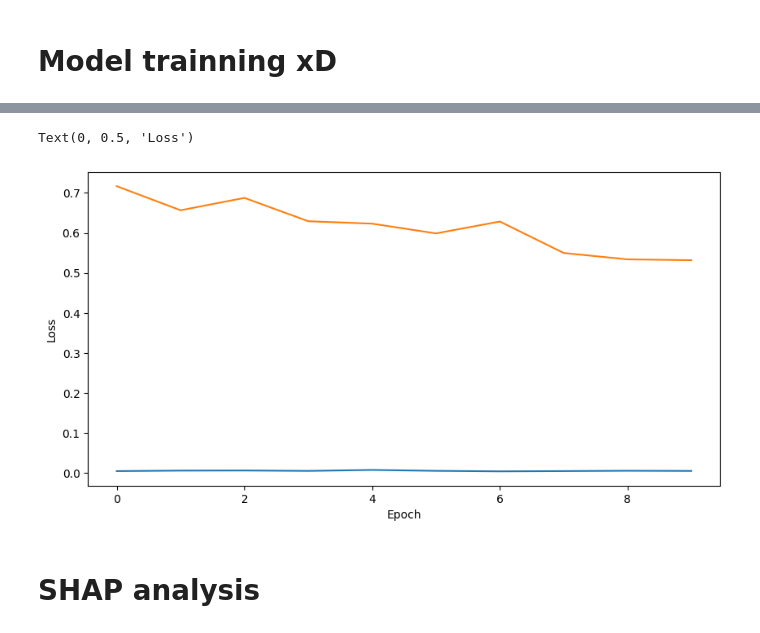
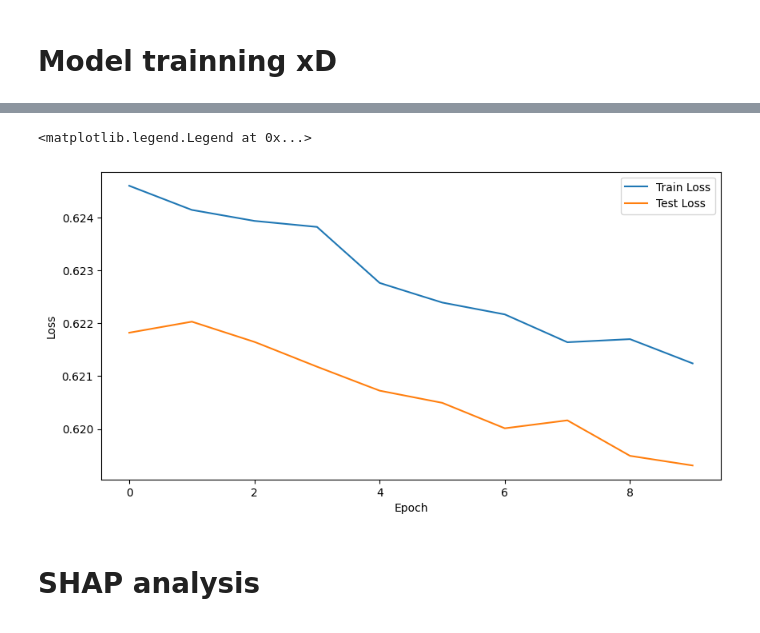
Before and after one commit to BKonopka123/MIO_project_nlp_shap, a Jupyter notebook: MIO_Projekt.ipynb, the cells around one changed output, grey strips where cells are left out. Cells and saved outputs as stored; diff of their text form; code cells hidden in the pictures.

Commit message:
pytorch model trained

```diff
--- a/MIO_Projekt.ipynb
+++ b/MIO_Projekt.ipynb
@@ -505,0 +490,22 @@ y_train_tensor shape: torch.Size([32244])
+# %%
+epochs = 15
+# train model and save loss for plotting
+
+train_loss = []
+test_loss = []
+train_acc = []
+test_acc = []
+torch.set_grad_enabled(True)
+
+for epoch in range(1, epochs + 1):
+    train_epoch_loss = train(train_loader, model, criterion, optimizer, epoch)
+    test_epoch_loss, accuracy = evaluate(test_loader, model, criterion)
+
+    train_loss.append(train_epoch_loss)
+    test_loss.append(test_epoch_loss)
+    test_acc.append(accuracy)
+
+    print(f'| End of Epoch: {epoch:02} | Train Loss: {train_epoch_loss:.5f} | Test Accuracy: {accuracy:.5f}')
+
+# save model
+torch.save(model.state_dict(), 'model.pth')
@@ -506,12 +528,13 @@ y_train_tensor shape: torch.Size([32244])
 # %%
 # Plot loss
 plt.figure(figsize=(10,5))
 plt.plot(train_loss, label='Train Loss')
 plt.plot(test_loss, label='Test Loss')
 plt.xlabel('Epoch')
 plt.ylabel('Loss')
+plt.legend()
 # %% [output]
-Text(0, 0.5, 'Loss')
+<matplotlib.legend.Legend at 0x...>
-[figure, old version]
+[figure, new version]
 # %% [markdown]
 # SHAP analysis
```
Also changed, not shown: parts of 15 cells of this notebook, 2 other files.
